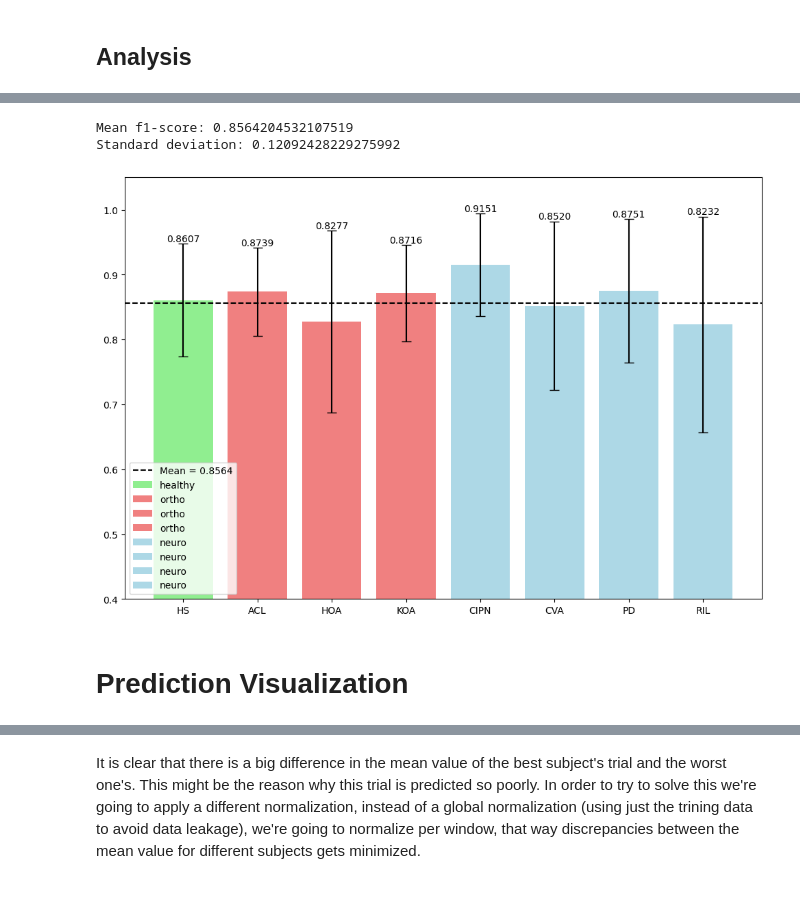
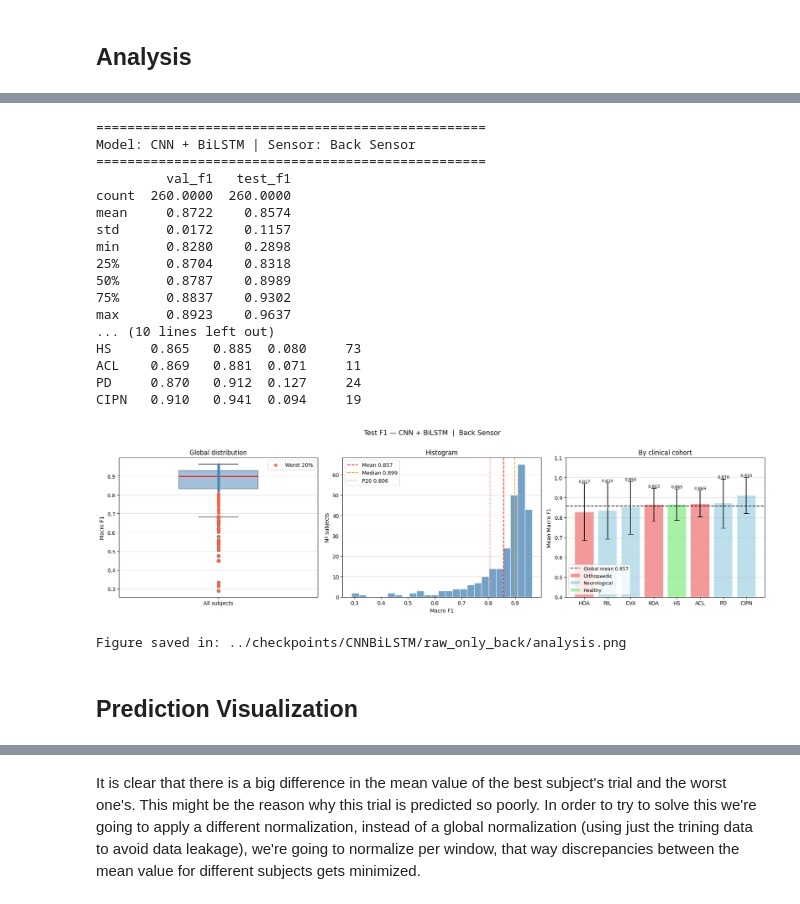
Before and after one commit to EnekoIsturitzSesma/Biosignal-ML-Analysis, a Jupyter notebook: notebooks/GAIT_cnnbilstm.ipynb, the cells around one changed output, grey strips where cells are left out. Saved outputs shown, nothing was run; the diff lists cells and outputs as text; code cells hidden in the pictures.

```diff
--- a/notebooks/GAIT_cnnbilstm.ipynb
+++ b/notebooks/GAIT_cnnbilstm.ipynb
@@ -71,53 +59,24 @@ results_raw_LB = pd.read_csv("../results/results_raw_LB_gait_cnnbilstm.csv")
-# %%
-print(f'Mean f1-score: {np.mean(results_raw_LB["score"])}')
-print(f'Standard deviation: {np.std(results_raw_LB["score"])}')
-# %% [output]
-Mean f1-score: 0.8564204532107519
-Standard deviation: 0.12092428229275992
-# %%
-healthy = 'lightgreen'
-ortho = 'lightcoral'
-neuro = 'lightblue'
-
-cohorts = {
-    'HS': (("healthy", healthy), []),
-    'ACL': (("ortho", ortho), []),
-    'HOA': (("ortho", ortho), []),
-    'KOA': (("ortho", ortho), []),
-    'CIPN': (("neuro", neuro), []),
-    'CVA': (("neuro", neuro), []),
-    'PD': (("neuro", neuro), []),
-    'RIL': (("neuro", neuro), [])}
-
-
-for cohort in cohorts.keys():
-    for patient_name in results_raw_LB['patient']:
-        if cohort in patient_name:
-            score = results_raw_LB.loc[results_raw_LB['patient'] == patient_name, 'score'].values[0]
-            cohorts[cohort][1].append(score)
-
-mean = np.mean(results_raw_LB["score"])
-
-plt.figure(figsize=(12,8))
-
-for cohort in cohorts.keys():
-    bar = plt.bar(
-        cohort,
-        np.mean(cohorts[cohort][1]),
-        yerr=np.std(cohorts[cohort][1]),
-        capsize=5,
-        label=cohorts[cohort][0][0],
-        color=cohorts[cohort][0][1])
-
-    plt.bar_label(bar, fmt='%.4f')
-
-plt.axhline(y=mean, color='black', linestyle='--', label=f'Mean = {mean:.4f}')
-
-plt.ylim(0.4, 1.05)
-
-plt.legend()
-plt.show()
-# %% [output]
-[figure, removed]
+# %%
+statistical_analysis(ckpt_path, "CNN + BiLSTM", "Back Sensor")
+# %% [output]
+==================================================
+Model: CNN + BiLSTM | Sensor: Back Sensor
+==================================================
+         val_f1   test_f1
+count  260.0000  260.0000
+mean     0.8722    0.8574
+std      0.0172    0.1157
+min      0.8280    0.2898
+25%      0.8704    0.8318
+50%      0.8787    0.8989
+75%      0.8837    0.9302
+max      0.8923    0.9637
+... (10 lines left out)
+HS     0.865   0.885  0.080     73
+ACL    0.869   0.881  0.071     11
+PD     0.870   0.912  0.127     24
+CIPN   0.910   0.941  0.094     19
+[figure, added]
+Figure saved in: ../checkpoints/CNNBiLSTM/raw_only_back/analysis.png
 # %% [markdown]
-# Prediction Visualization
+## Prediction Visualization
```
Also changed, not shown: parts of 80 cells of this notebook, 4 other files.
